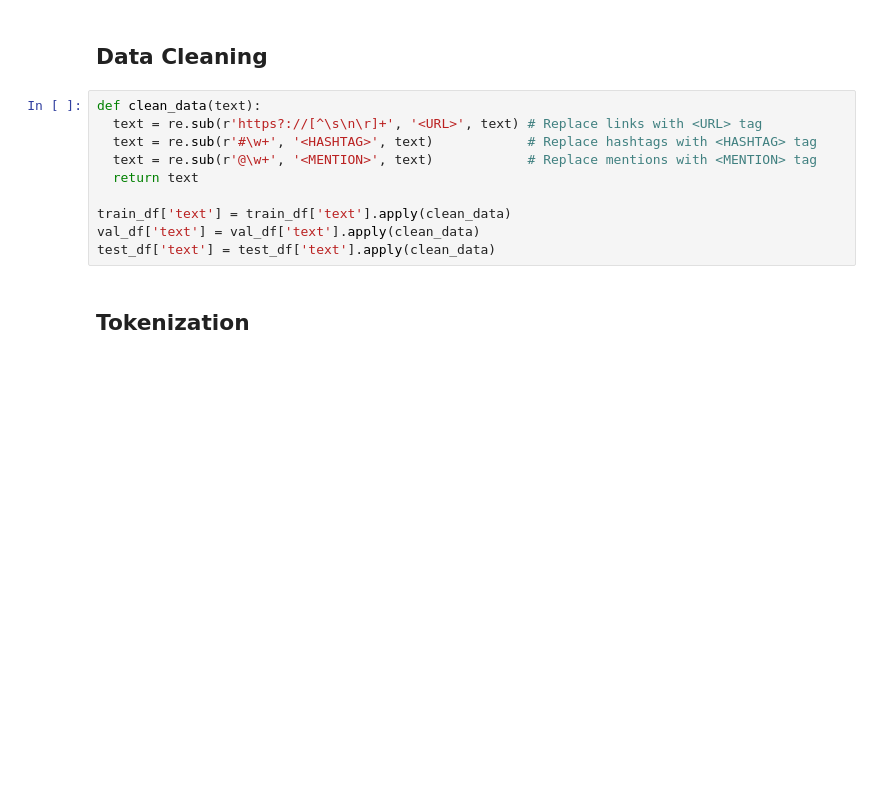
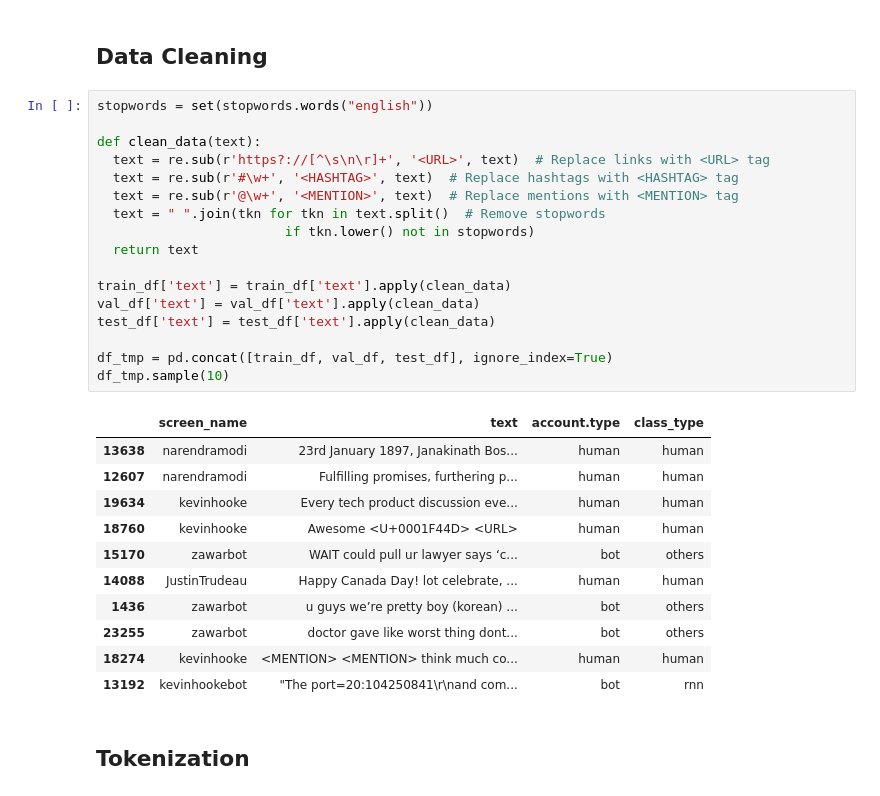
Before and after one commit to hstoklosa/fake-tweets-detection, a Jupyter notebook: preprocessing.ipynb, the cells around one changed output. Drawn from its saved outputs; the diff is of its cells as text; blank space fills up the shorter version.

```diff
--- a/preprocessing.ipynb
+++ b/preprocessing.ipynb
@@ -48,15 +56,34 @@ df = pd.concat([train_df, val_df, test_df], ignore_index=True)
 # %% [markdown]
 ## Data Cleaning
 # %%
+stopwords = set(stopwords.words("english"))
+
 def clean_data(text):
-  text = re.sub(r'https?://[^\s\n\r]+', '<URL>', text) # Replace links with <URL> tag
-  text = re.sub(r'#\w+', '<HASHTAG>', text)            # Replace hashtags with <HASHTAG> tag
-  text = re.sub(r'@\w+', '<MENTION>', text)            # Replace mentions with <MENTION> tag
+  text = re.sub(r'https?://[^\s\n\r]+', '<URL>', text)  # Replace links with <URL> tag
+  text = re.sub(r'#\w+', '<HASHTAG>', text)  # Replace hashtags with <HASHTAG> tag
+  text = re.sub(r'@\w+', '<MENTION>', text)  # Replace mentions with <MENTION> tag
+  text = " ".join(tkn for tkn in text.split()  # Remove stopwords
+                        if tkn.lower() not in stopwords)
   return text
 
 train_df['text'] = train_df['text'].apply(clean_data)
 val_df['text'] = val_df['text'].apply(clean_data)
 test_df['text'] = test_df['text'].apply(clean_data)
+
+df_tmp = pd.concat([train_df, val_df, test_df], ignore_index=True)
+df_tmp.sample(10)
+# %% [output]
+|  | screen_name | text | account.type | class_type |
+| 13638 | narendramodi | 23rd January 1897, Janakinath Bos... | human | human |
+| 12607 | narendramodi | Fulfilling promises, furthering p... | human | human |
+| 19634 | kevinhooke | Every tech product discussion eve... | human | human |
+| 18760 | kevinhooke | Awesome <U+0001F44D> <URL> | human | human |
+| 15170 | zawarbot | WAIT could pull ur lawyer says ‘c... | bot | others |
+| 14088 | JustinTrudeau | Happy Canada Day! lot celebrate, ... | human | human |
+| 1436 | zawarbot | u guys we’re pretty boy (korean) ... | bot | others |
+| 23255 | zawarbot | doctor gave like worst thing dont... | bot | others |
+| 18274 | kevinhooke | <MENTION> <MENTION> think much co... | human | human |
+| 13192 | kevinhookebot | "The port=20:104250841\r\nand com... | bot | rnn |
 # %% [markdown]
 ## Tokenization
 # %%
```
Also changed, not shown: parts of 3 cells of this notebook, 3 other files.
